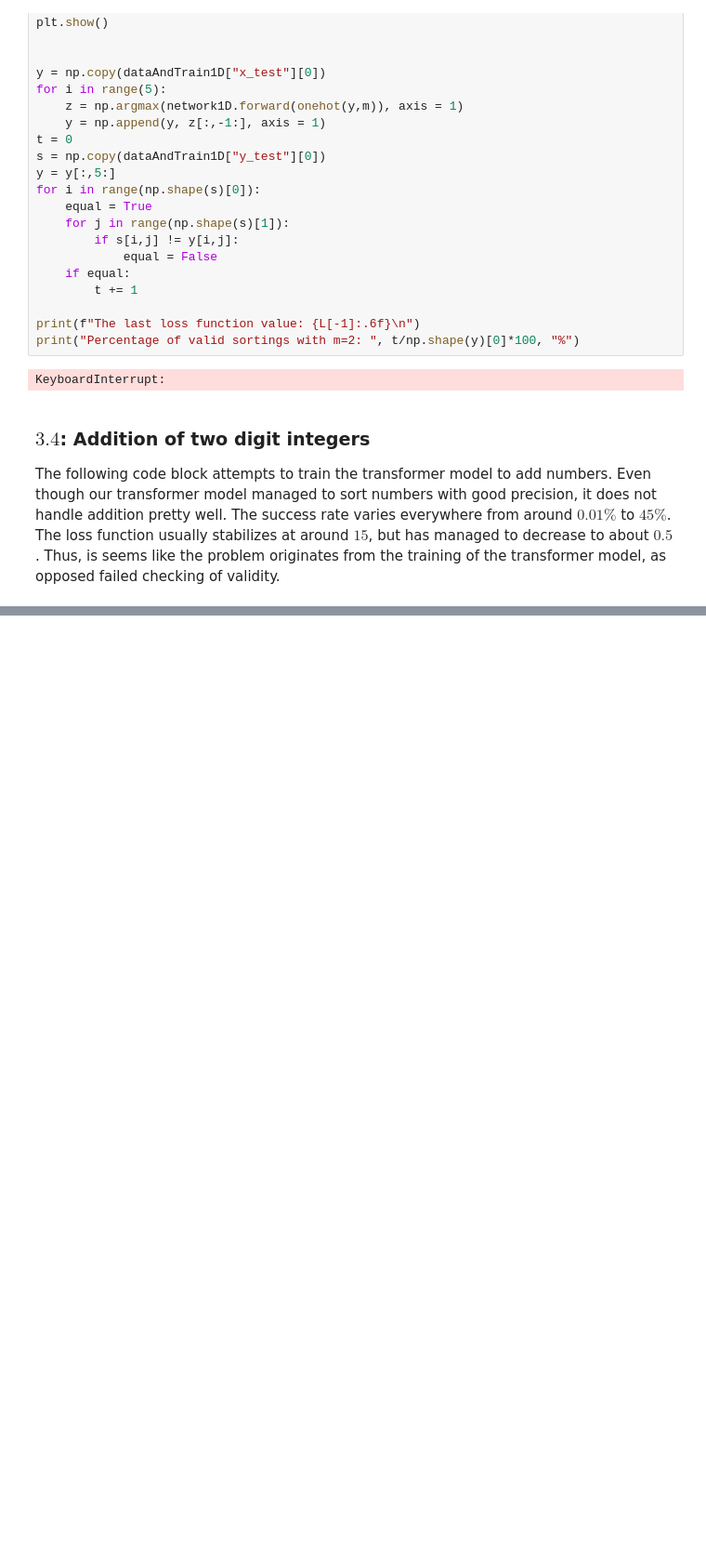
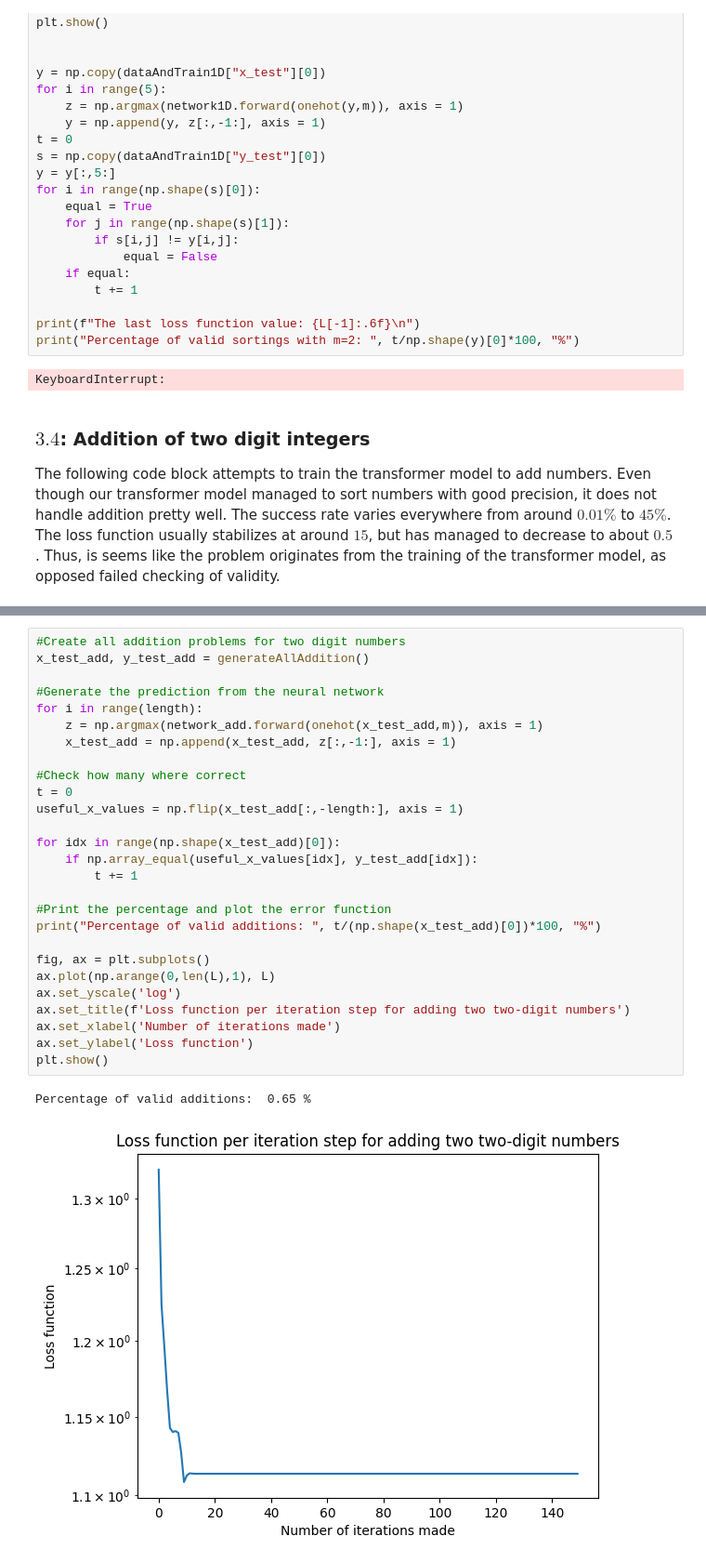
Before and after one commit to OliverRuden/TMA4320-scientific-computing, a Jupyter notebook: test_implementation.ipynb, the cells around one changed output, grey strips where cells are left out. Shown at 93% size. Saved outputs shown, nothing was run; the diff lists cells and outputs as text; blank space fills up the shorter version.

Commit message:
Addition er blitt blondine

```diff
--- a/test_implementation.ipynb
+++ b/test_implementation.ipynb
@@ -307,0 +283,30 @@ KeyboardInterrupt:
+# %%
+#Create all addition problems for two digit numbers
+x_test_add, y_test_add = generateAllAddition()
+
+#Generate the prediction from the neural network
+for i in range(length):
+    z = np.argmax(network_add.forward(onehot(x_test_add,m)), axis = 1)
+    x_test_add = np.append(x_test_add, z[:,-1:], axis = 1)
+
+#Check how many where correct
+t = 0
+useful_x_values = np.flip(x_test_add[:,-length:], axis = 1)
+
+for idx in range(np.shape(x_test_add)[0]):
+    if np.array_equal(useful_x_values[idx], y_test_add[idx]):
+        t += 1
+
+#Print the percentage and plot the error function
+print("Percentage of valid additions: ", t/(np.shape(x_test_add)[0])*100, "%")
+
+fig, ax = plt.subplots()
+ax.plot(np.arange(0,len(L),1), L)
+ax.set_yscale('log')
+ax.set_title(f'Loss function per iteration step for adding two two-digit numbers')
+ax.set_xlabel('Number of iterations made')
+ax.set_ylabel('Loss function')
+plt.show()
+# %% [output]
+Percentage of valid additions:  0.65 %
+[figure, added]
```
Also changed, not shown: parts of 1 cell of this notebook.
